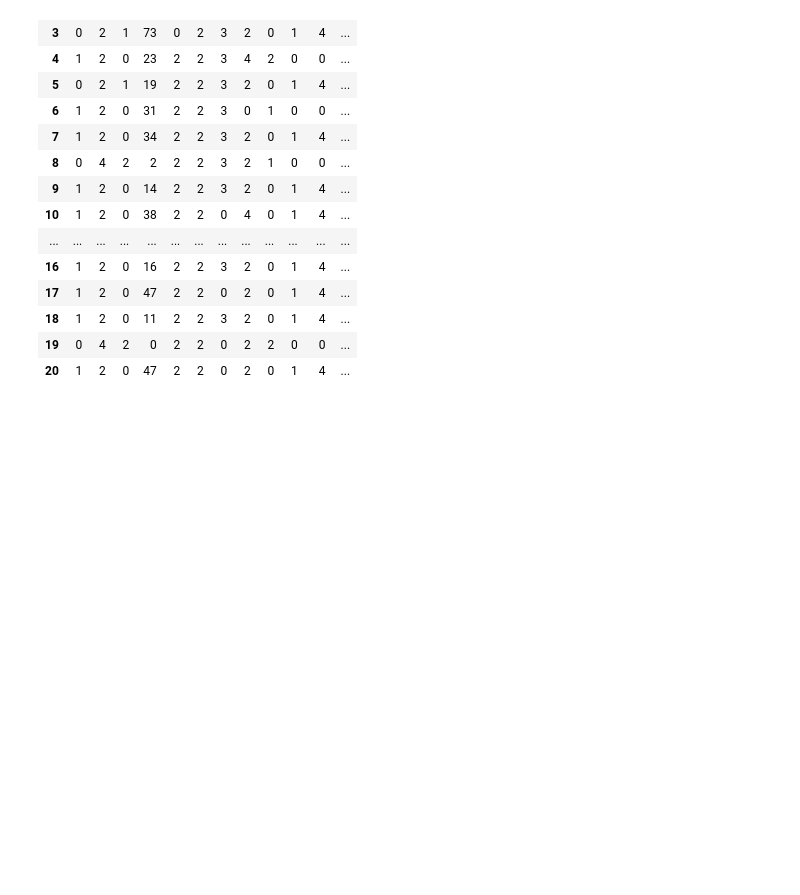
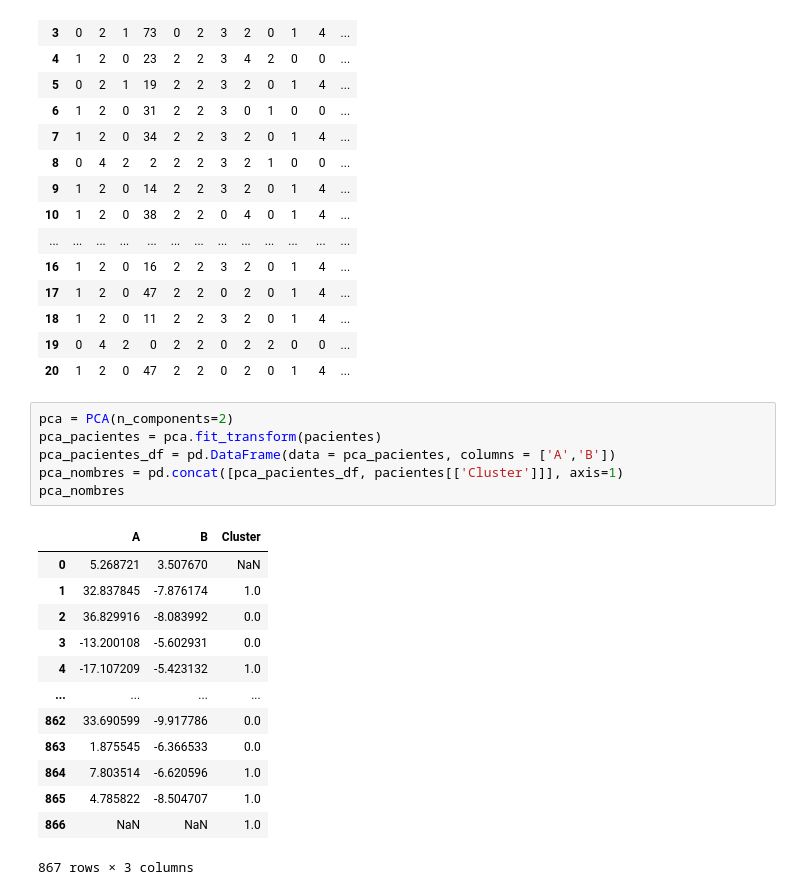
Before and after one commit to stevenq9/Proyecto_IA, a Jupyter notebook: proyecto.ipynb, the cells around one changed output. Saved outputs shown, nothing was run; the diff lists cells and outputs as text; blank space fills up the shorter version.

```diff
--- a/proyecto.ipynb
+++ b/proyecto.ipynb
@@ -133,3 +134,23 @@ pacientesOriginales.head(20)
 | 18 | 1 | 2 | 0 | 11 | 2 | 2 | 3 | 2 | 0 | 1 | 4 | ... |
 | 19 | 0 | 4 | 2 | 0 | 2 | 2 | 0 | 2 | 2 | 0 | 0 | ... |
 | 20 | 1 | 2 | 0 | 47 | 2 | 2 | 0 | 2 | 0 | 1 | 4 | ... |
+# %%
+pca = PCA(n_components=2)
+pca_pacientes = pca.fit_transform(pacientes)
+pca_pacientes_df = pd.DataFrame(data = pca_pacientes, columns = ['A','B'])
+pca_nombres = pd.concat([pca_pacientes_df, pacientes[['Cluster']]], axis=1)
+pca_nombres
+# %% [output]
+|  | A | B | Cluster |
+| 0 | 5.268721 | 3.507670 | NaN |
+| 1 | 32.837845 | -7.876174 | 1.0 |
+| 2 | 36.829916 | -8.083992 | 0.0 |
+| 3 | -13.200108 | -5.602931 | 0.0 |
+| 4 | -17.107209 | -5.423132 | 1.0 |
+| ... | ... | ... | ... |
+| 862 | 33.690599 | -9.917786 | 0.0 |
+| 863 | 1.875545 | -6.366533 | 0.0 |
+| 864 | 7.803514 | -6.620596 | 1.0 |
+| 865 | 4.785822 | -8.504707 | 1.0 |
+| 866 | NaN | NaN | 1.0 |
+867 rows × 3 columns
```
Also changed, not shown: parts of 2 cells of this notebook.
